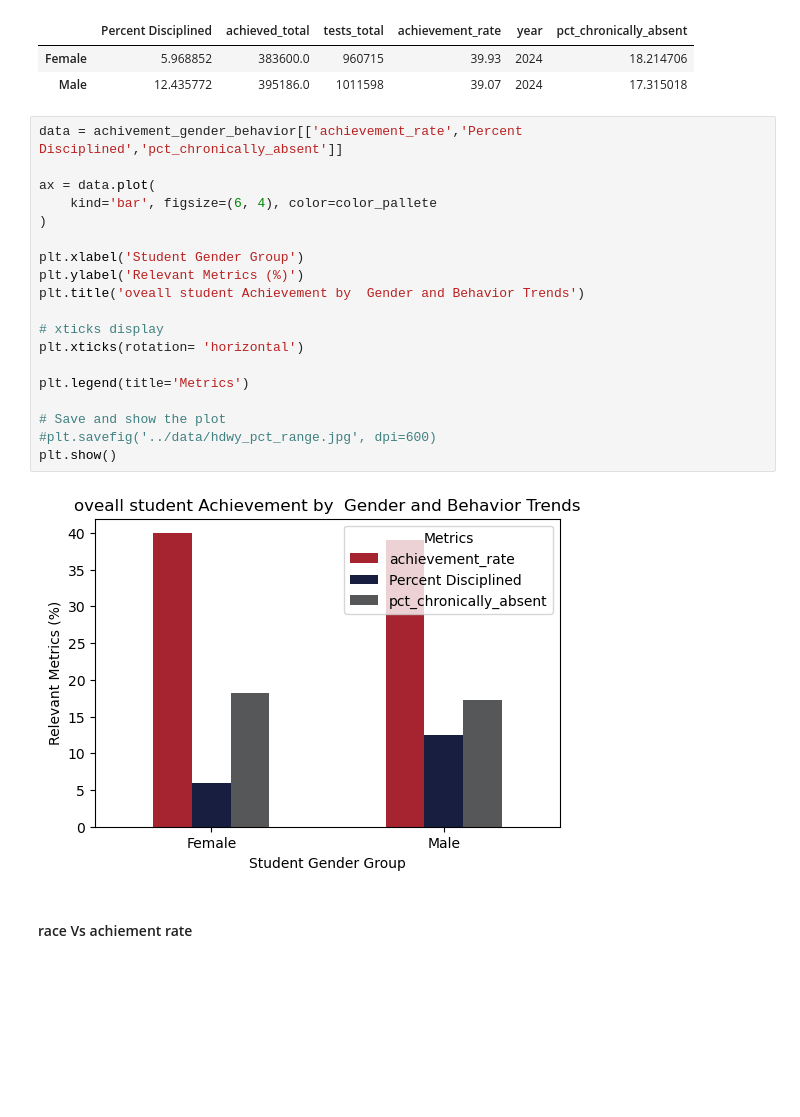
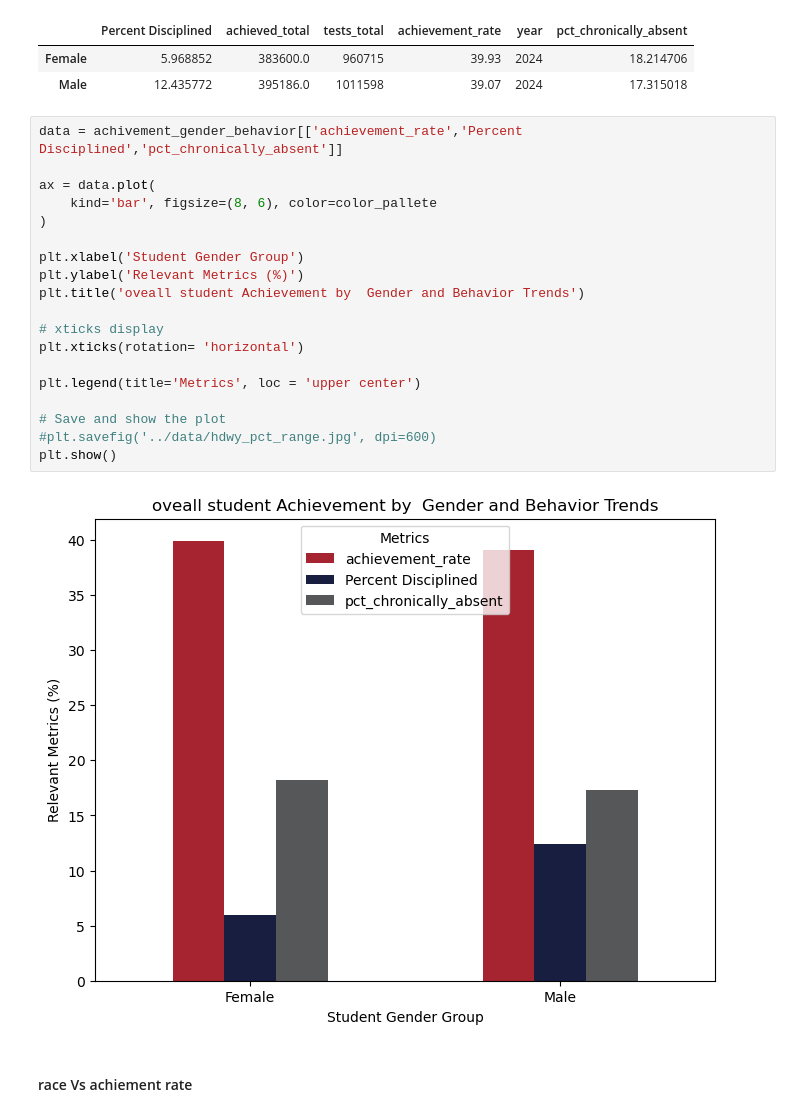
Before and after one commit to H-Getu/TN-Education-Landscape, a Jupyter notebook: scripts/Tn_education.ipynb, the cells around one changed output. Drawn from its saved outputs; the diff is of its cells as text; blank space fills up the shorter version.

```diff
--- a/scripts/Tn_education.ipynb
+++ b/scripts/Tn_education.ipynb
@@ -519,24 +529,24 @@ achivement_gender_behavior
 # %%
 data = achivement_gender_behavior[['achievement_rate','Percent Disciplined','pct_chronically_absent']]
 
 ax = data.plot(
-    kind='bar', figsize=(6, 4), color=color_pallete
+    kind='bar', figsize=(8, 6), color=color_pallete
 )
 
 plt.xlabel('Student Gender Group')
 plt.ylabel('Relevant Metrics (%)')
 plt.title('oveall student Achievement by  Gender and Behavior Trends')
 
 # xticks display
 plt.xticks(rotation= 'horizontal')
 
-plt.legend(title='Metrics')
+plt.legend(title='Metrics', loc = 'upper center')
 
 # Save and show the plot
 #plt.savefig('../data/hdwy_pct_range.jpg', dpi=600)
 plt.show()
 # %% [output]
-[figure, old version]
+[figure, new version]
 # %% [markdown]
 #### race Vs achiement rate
 # %%
```
Also changed, not shown: parts of 32 cells of this notebook.
